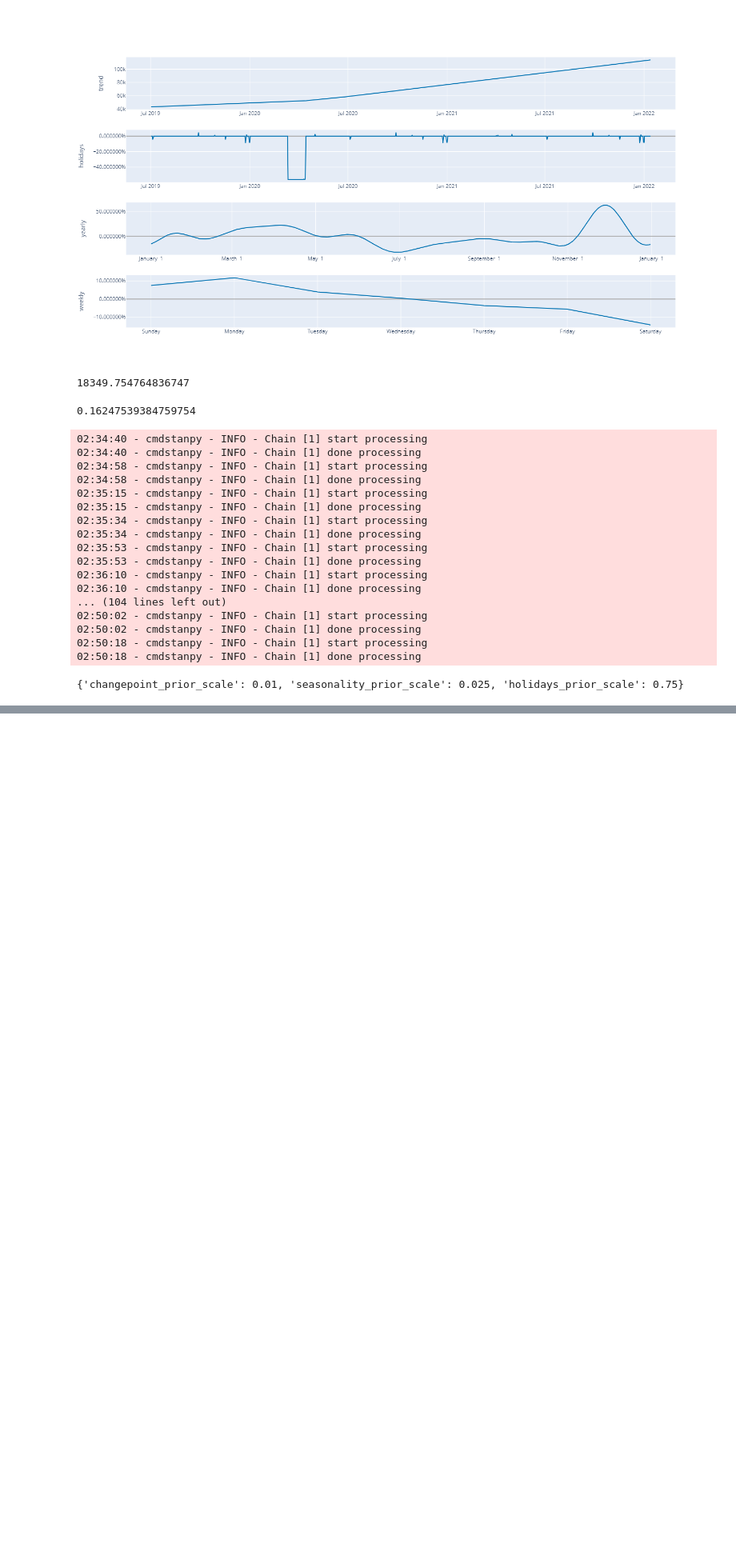
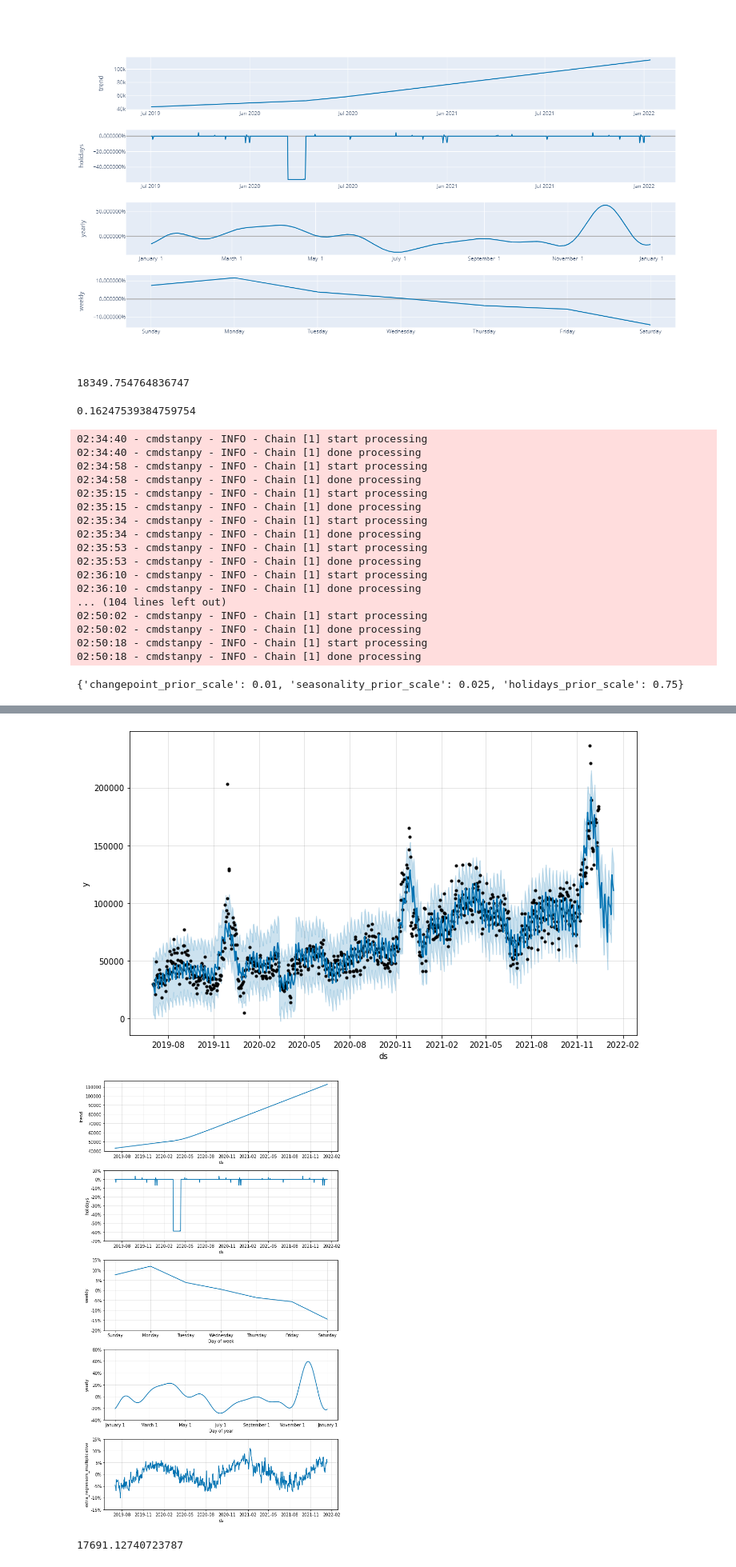
Before and after one commit to alexwesch/lighthouse_final_project, a Jupyter notebook: time-series-modeling.ipynb, the cells around one changed output, grey strips where cells are left out. Shown at 80% size. Saved outputs shown, nothing was run; the diff lists cells and outputs as text; code cells hidden in the pictures; blank space fills up the shorter version.

Commit message:
time series with weather data

```diff
--- a/time-series-modeling.ipynb
+++ b/time-series-modeling.ipynb
@@ -192,0 +156,5 @@ wtrain
+# %%
+weather = pd.read_csv('weather.csv')
+# %%
+weather['ds']=  pd.to_datetime(weather['ds'])
+daily_w = pd.merge(daily_cl,weather,on='ds',how='left')
@@ -192,0 +170,21 @@ wtrain
+# %%
+train_w = daily_w[:-30]
+test_w = daily_w[-30:]
+# %%
+#prophet model with holidays and weather
+m = Prophet(holidays = holidays, interval_width=0.95, changepoint_prior_scale=.01, holidays_prior_scale = 0.75, seasonality_prior_scale=0.05, seasonality_mode = "multiplicative")
+#{'changepoint_prior_scale': 0.01, 'seasonality_prior_scale': 0.025, 'holidays_prior_scale': 0.75}
+m.add_country_holidays(country_name='CZ')
+m.add_regressor('temperature')
+#m.add_regressor('condition_severity')
+m.add_regressor('humidity')
+m.fit(train_w)
+future = pd.DataFrame()
+future['ds'] = daily_w['ds']
+future['temperature'] = daily_w['temperature']
+#future['condition_severity'] = daily_w['condition_severity']
+future['humidity'] = daily_w['humidity']
+forecast = m.predict(future)
+fig1 = m.plot(forecast)
+fig2 = m.plot_components(forecast)
+# %% [output]
@@ -192,0 +193,8 @@ wtrain
+[figure, added]
+[figure, added]
+# %%
+y_pred = forecast['yhat'][-30:]
+y_test = test_w['y']
+np.sqrt(mean_squared_error(y_test, y_pred))
+# %% [output]
+17691.12740723787
```
Also changed, not shown: parts of 6 cells of this notebook, 2 other files.
